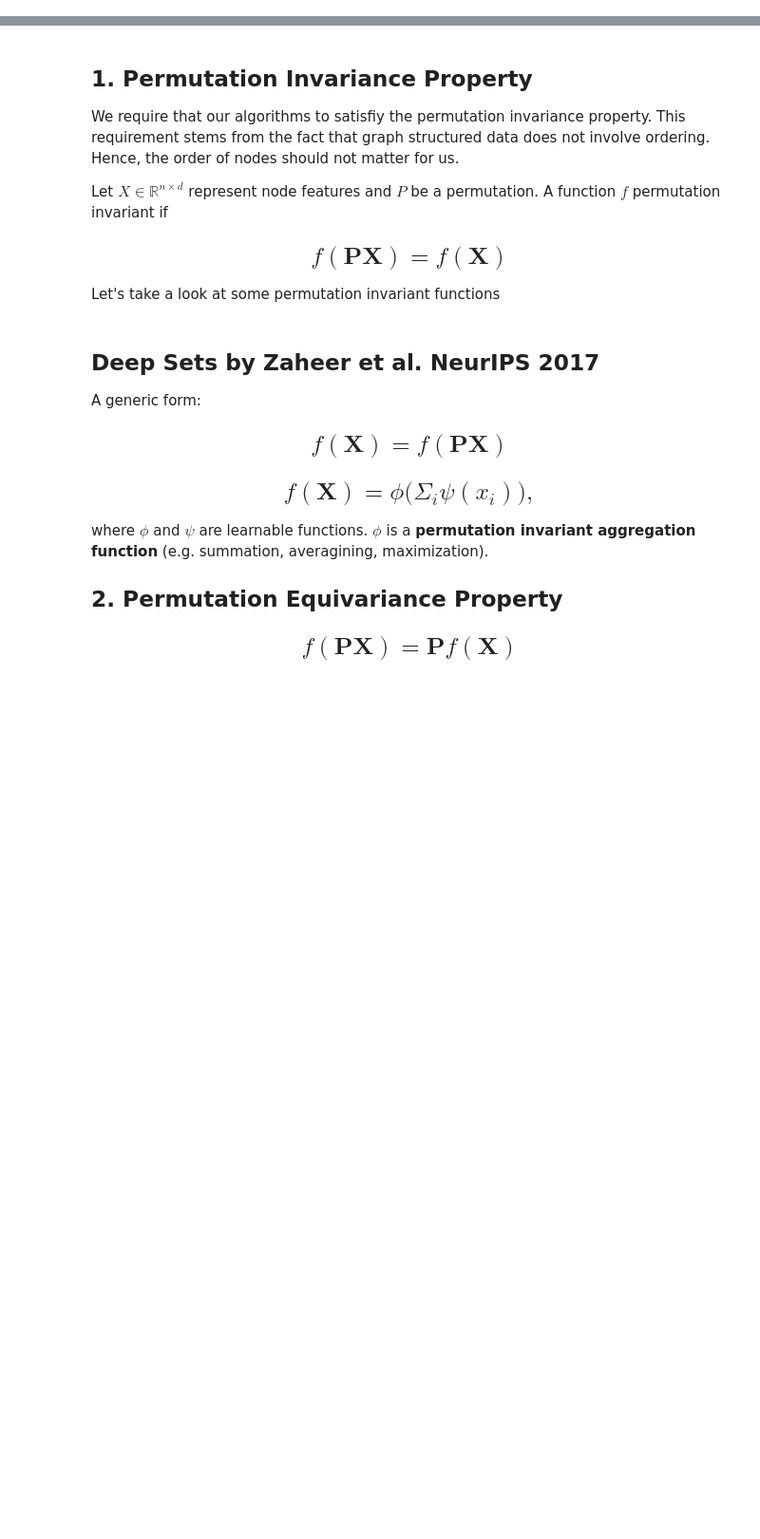
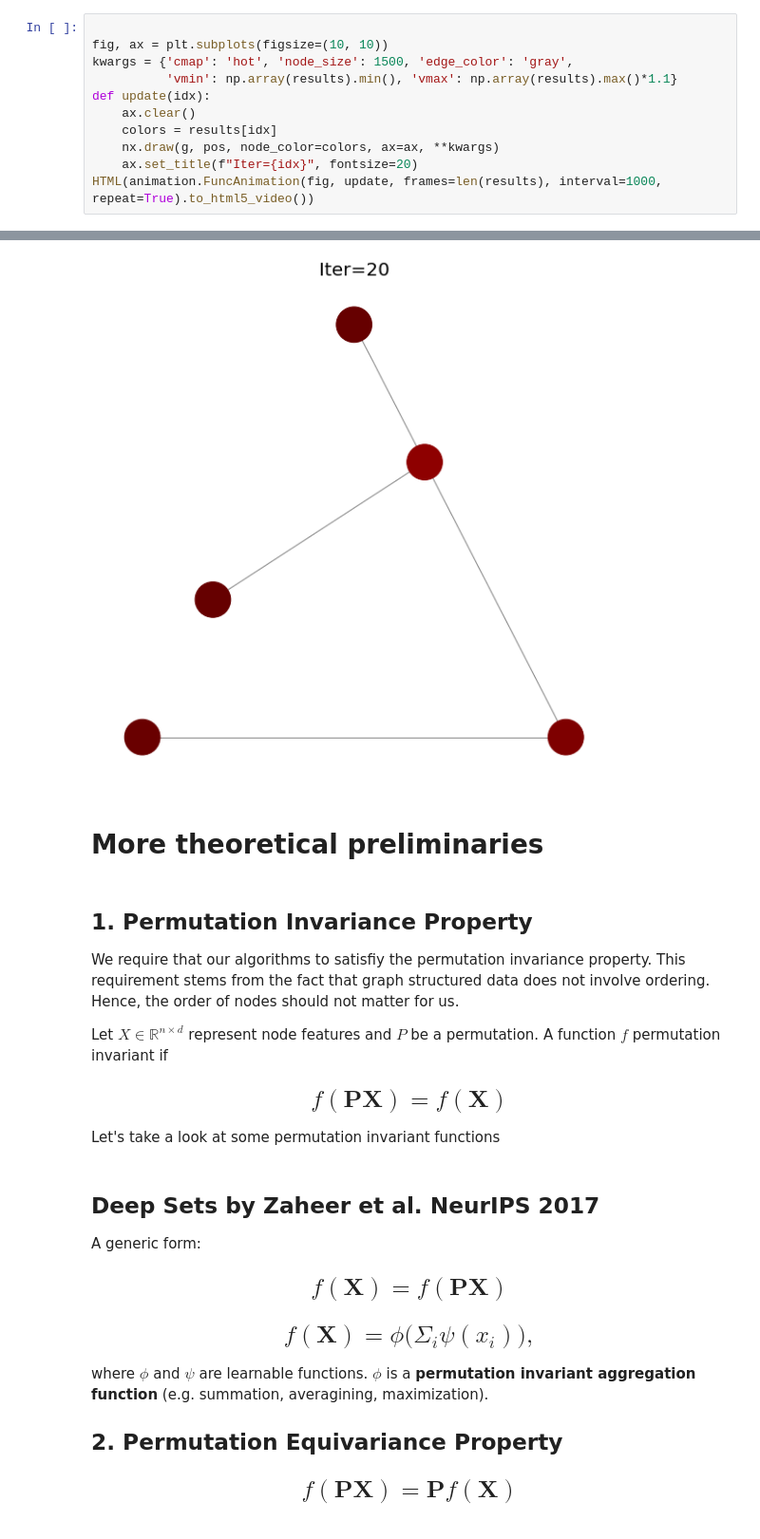
Before and after one commit to Demirrr/Fundamentals, a Jupyter notebook: 2.DeepLearning/13. Graph Convolutional Networks.ipynb, the cells around one changed output, grey strips where cells are left out. Shown at 95% size. Saved outputs shown, nothing was run; the diff lists cells and outputs as text; blank space fills up the shorter version.

```diff
--- a/2.DeepLearning/13. Graph Convolutional Networks.ipynb
+++ b/2.DeepLearning/13. Graph Convolutional Networks.ipynb
@@ -6,0 +188,12 @@ This tutorial based on [Theoretical Foundations of Graph Neural Networks](https:
+# %%
+
+fig, ax = plt.subplots(figsize=(10, 10))
+kwargs = {'cmap': 'hot', 'node_size': 1500, 'edge_color': 'gray',
+          'vmin': np.array(results).min(), 'vmax': np.array(results).max()*1.1}
+def update(idx):
+    ax.clear()
+    colors = results[idx]
+    nx.draw(g, pos, node_color=colors, ax=ax, **kwargs)
+    ax.set_title(f"Iter={idx}", fontsize=20)
+HTML(animation.FuncAnimation(fig, update, frames=len(results), interval=1000, repeat=True).to_html5_video())
+# %% [output]
@@ -7,3 +201,6 @@ This tutorial based on [Theoretical Foundations of Graph Neural Networks](https:
+[figure, added]
+# %% [markdown]
+# More theoretical preliminaries
 # %% [markdown]
 
 ##  1. Permutation Invariance Property
```
Also changed, not shown: parts of 76 cells of this notebook, 9 other files.
